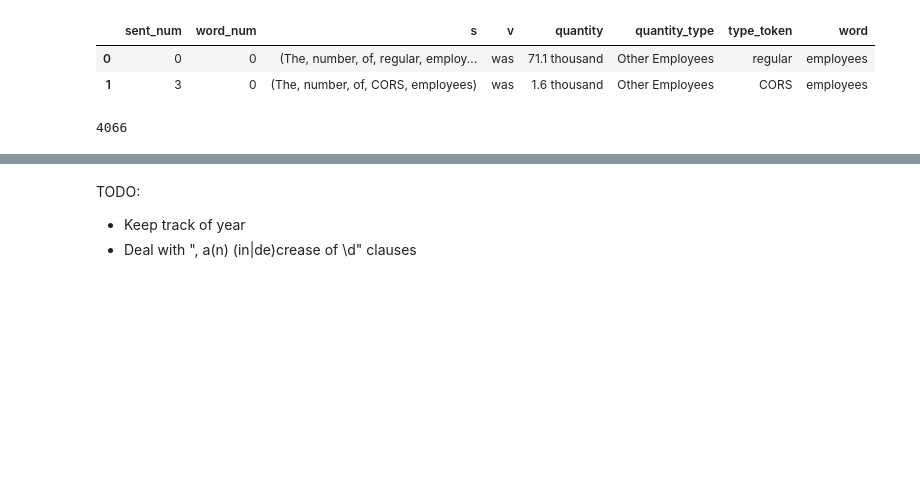
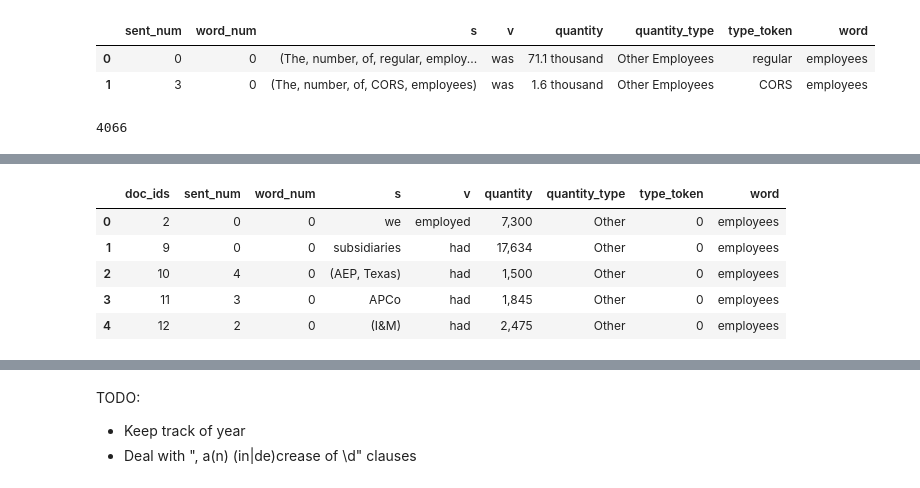
Before and after one commit to JarrodAJ/sec_employee_information_extraction, a Jupyter notebook: 4_Define_SpaCy_NER.ipynb, the cells around one changed output, grey strips where cells are left out. Saved outputs shown, nothing was run; the diff lists cells and outputs as text; code cells hidden in the pictures; blank space fills up the shorter version.

```diff
--- a/4_Define_SpaCy_NER.ipynb
+++ b/4_Define_SpaCy_NER.ipynb
@@ -2651,0 +2755,6 @@ child_num_tok and head_num_toks
+# %%
+ex14_emp_tok = ex14[7]
+
+ex14_emp_num_tok = ex14[6]
+ex14_emp_num_tok_2 = ex14[4]
+ex14_emp_num_tok_3 = ex14[2]
@@ -3913,0 +4256,9 @@ fact_df = make_fact_df(train_para_list[1140:1144], extract_emp_relations, verbos
+# %%
+fact_df.head()
+# %% [output]
+|  | doc_ids | sent_num | word_num | s | v | quantity | quantity_type | type_token | word |
+| 0 | 2 | 0 | 0 | we | employed | 7,300 | Other | 0 | employees |
+| 1 | 9 | 0 | 0 | subsidiaries | had | 17,634 | Other | 0 | employees |
+| 2 | 10 | 4 | 0 | (AEP, Texas) | had | 1,500 | Other | 0 | employees |
+| 3 | 11 | 3 | 0 | APCo | had | 1,845 | Other | 0 | employees |
+| 4 | 12 | 2 | 0 | (I&M) | had | 2,475 | Other | 0 | employees |
```
Also changed, not shown: parts of 58 cells of this notebook.
